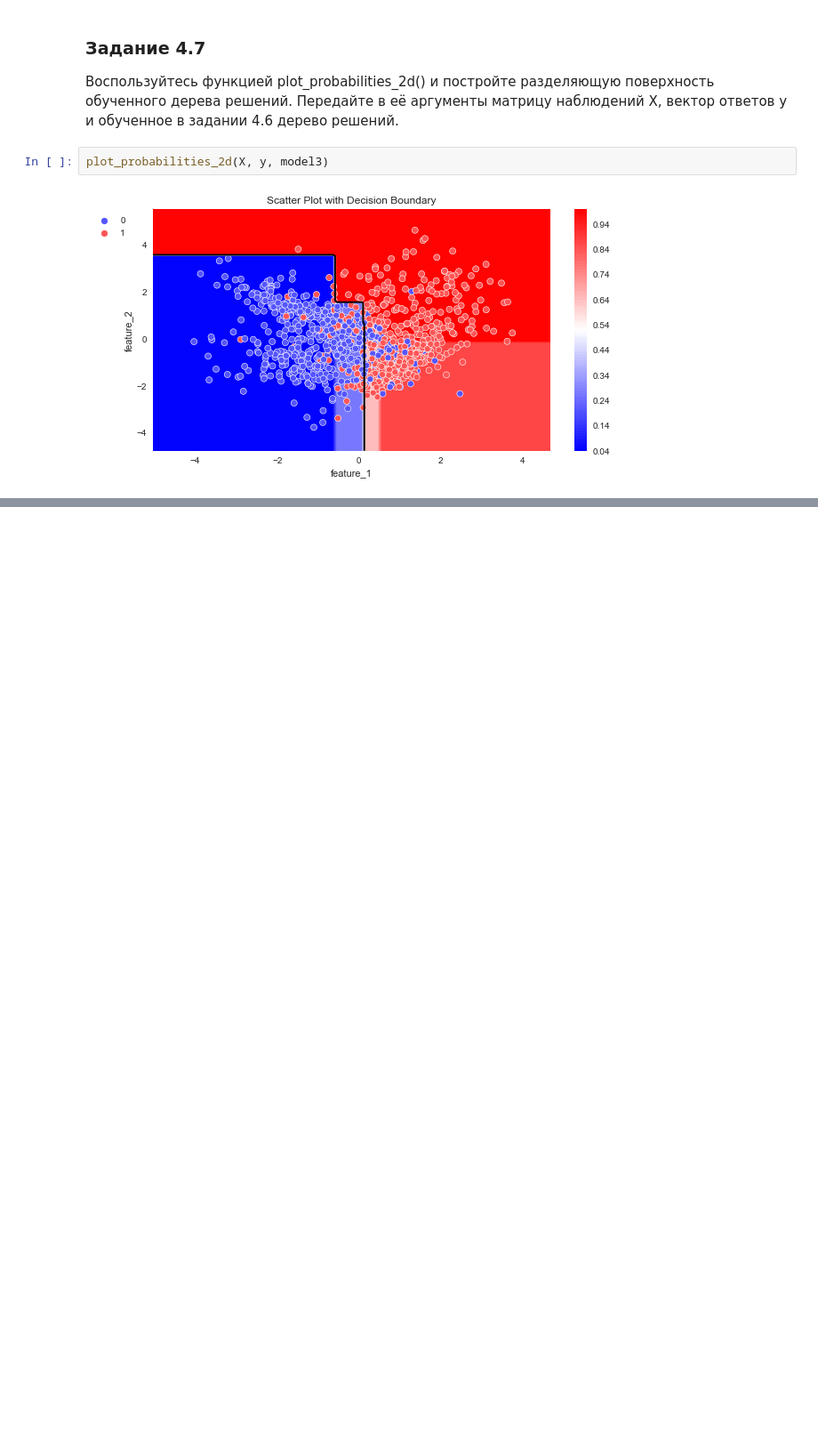
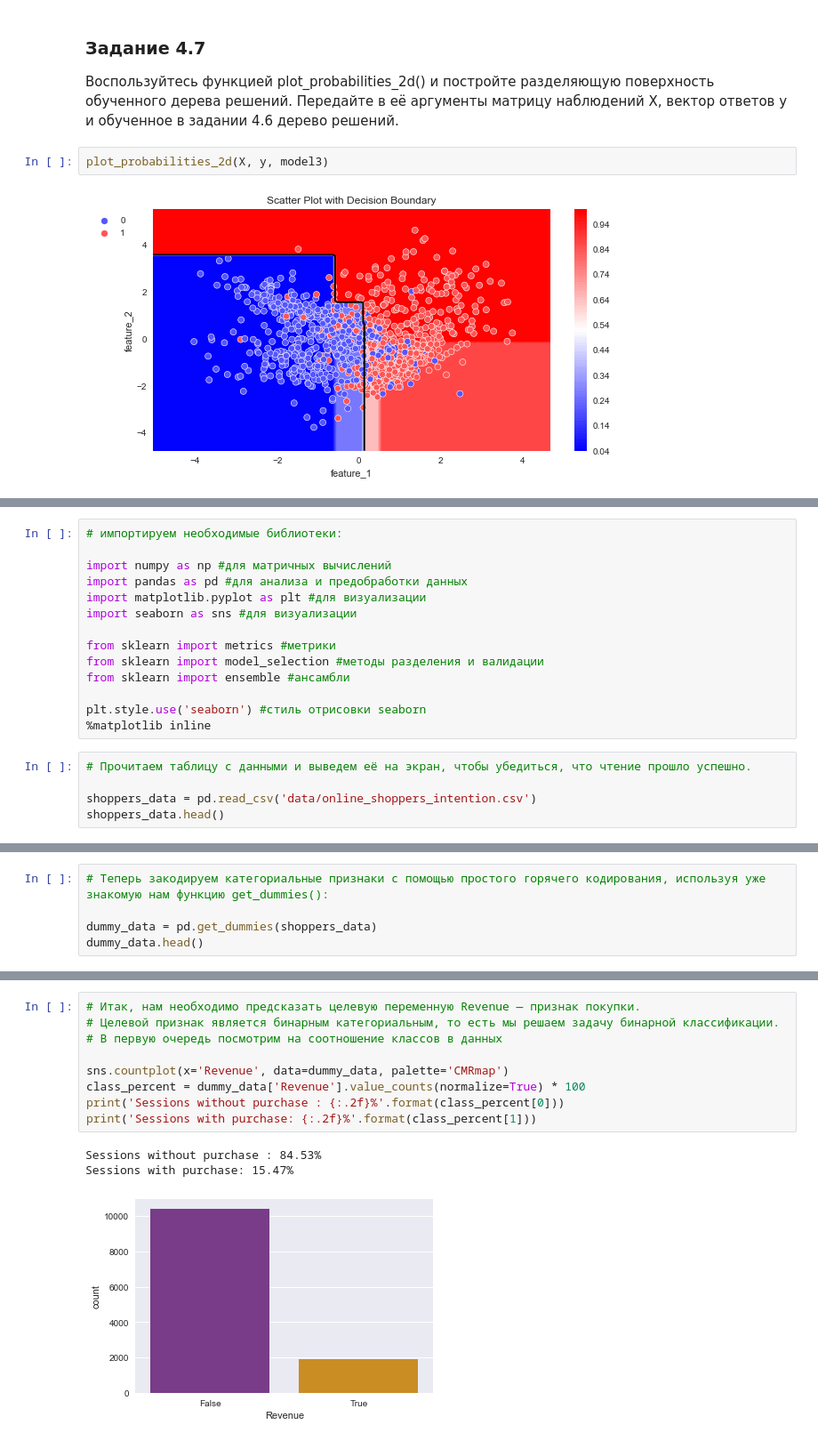
Before and after one commit to Alexx-Yu/python_classes, a Jupyter notebook: Module 34 - ML-5/Practice.ipynb, the cells around one changed output, grey strips where cells are left out. Shown at 89% size. Drawn from its saved outputs; the diff is of its cells as text; blank space fills up the shorter version.

```diff
--- a/Module 34 - ML-5/Practice.ipynb
+++ b/Module 34 - ML-5/Practice.ipynb
@@ -327,0 +331,19 @@ plot_probabilities_2d(X, y, model3)
+# %%
+# импортируем необходимые библиотеки:
+
+import numpy as np #для матричных вычислений
+import pandas as pd #для анализа и предобработки данных
+import matplotlib.pyplot as plt #для визуализации
+import seaborn as sns #для визуализации
+
+from sklearn import metrics #метрики
+from sklearn import model_selection #методы разделения и валидации
+from sklearn import ensemble #ансамбли
+
+plt.style.use('seaborn') #стиль отрисовки seaborn
+%matplotlib inline
+# %%
+# Прочитаем таблицу с данными и выведем её на экран, чтобы убедиться, что чтение прошло успешно.
+
+shoppers_data = pd.read_csv('data/online_shoppers_intention.csv')
+shoppers_data.head()
@@ -327,0 +388,5 @@ plot_probabilities_2d(X, y, model3)
+# %%
+# Теперь закодируем категориальные признаки с помощью простого горячего кодирования, используя уже знакомую нам функцию get_dummies():
+
+dummy_data = pd.get_dummies(shoppers_data)
+dummy_data.head()
@@ -327,0 +401,13 @@ plot_probabilities_2d(X, y, model3)
+# %%
+# Итак, нам необходимо предсказать целевую переменную Revenue — признак покупки.
+# Целевой признак является бинарным категориальным, то есть мы решаем задачу бинарной классификации.
+# В первую очередь посмотрим на соотношение классов в данных
+
+sns.countplot(x='Revenue', data=dummy_data, palette='CMRmap')
+class_percent = dummy_data['Revenue'].value_counts(normalize=True) * 100
+print('Sessions without purchase : {:.2f}%'.format(class_percent[0]))
+print('Sessions with purchase: {:.2f}%'.format(class_percent[1]))
+# %% [output]
+Sessions without purchase : 84.53%
+Sessions with purchase: 15.47%
+[figure, added]
```
Also changed, not shown: parts of 8 cells of this notebook, 2 other files.
